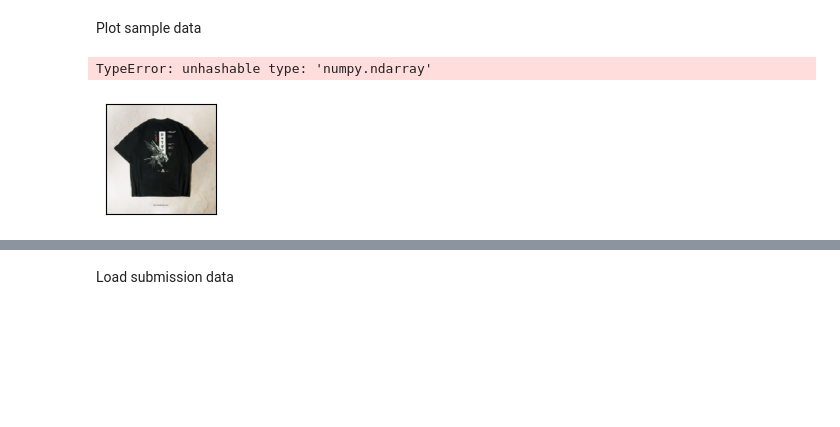
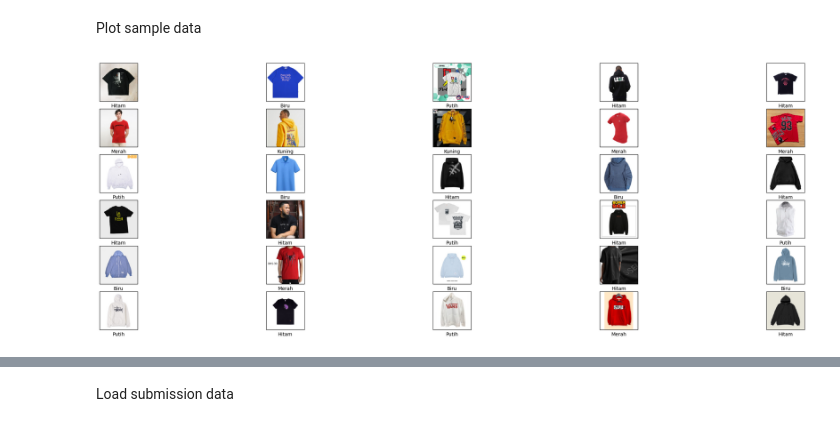
Before and after one commit to obertcoy/e-commerce-multi-label-classification, a Jupyter notebook: combined_model.ipynb, the cells around one changed output, grey strips where cells are left out. Drawn from its saved outputs; the diff is of its cells as text; code cells hidden in the pictures; blank space fills up the shorter version.

```diff
--- a/combined_model.ipynb
+++ b/combined_model.ipynb
@@ -503,13 +520,12 @@ Plot sample data
 # %%
 plt.figure(figsize=(30, 10))
 for i in range(30):
     plt.subplot(6, 5, i + 1)
     plt.xticks([])
     plt.yticks([])
     plt.grid(False)
     plt.imshow(X_rgb_train[i])
-    plt.xlabel(index_to_color_dict[Y_color_encoded_train[i]])
+    plt.xlabel(index_to_color_dict[np.argmax(Y_color_encoded_train[i])])
 plt.show()
 # %% [output]
-TypeError: unhashable type: 'numpy.ndarray'
-[figure, old version]
+[figure, new version]
```
Also changed, not shown: parts of 7 cells of this notebook.
